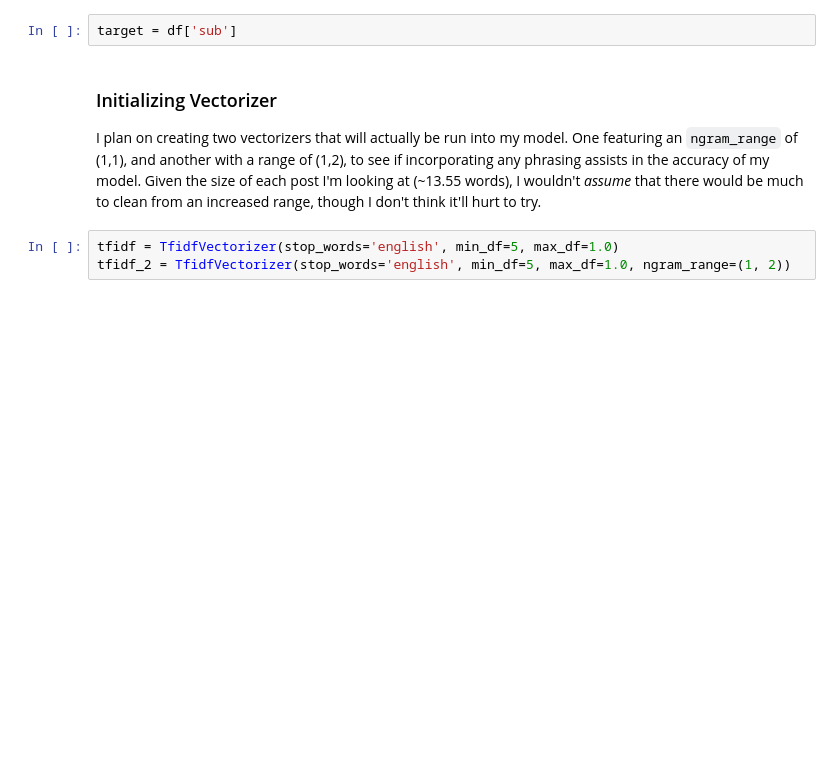
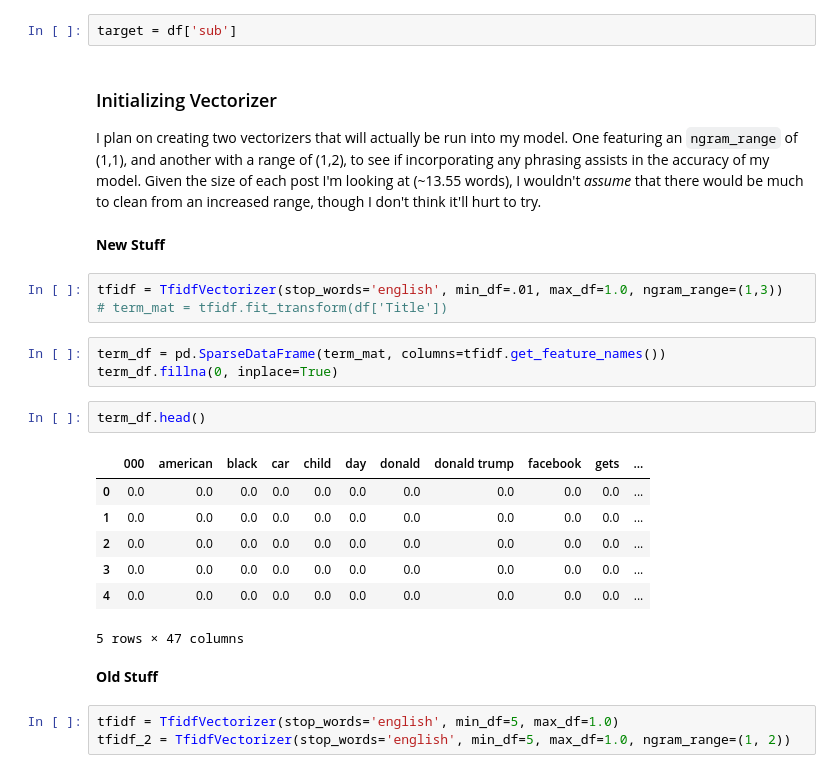
Before and after one commit to jonjohnsontc/Onion_or_Nah, a Jupyter notebook: notebooks/02_preprocessing.ipynb, the cells around one changed output. Saved outputs shown, nothing was run; the diff lists cells and outputs as text; blank space fills up the shorter version.

```diff
--- a/notebooks/02_preprocessing.ipynb
+++ b/notebooks/02_preprocessing.ipynb
@@ -238,6 +345,26 @@ target = df['sub']
 ### Initializing Vectorizer
 
 I plan on creating two vectorizers that will actually be run into my model. One featuring an `ngram_range` of (1,1), and another with a range of (1,2), to see if incorporating any phrasing assists in the accuracy of my model. Given the size of each post I'm looking at (~13.55 words), I wouldn't *assume* that there would be much to clean from an increased range, though I don't think it'll hurt to try.
+# %% [markdown]
+**New Stuff**
+# %%
+tfidf = TfidfVectorizer(stop_words='english', min_df=.01, max_df=1.0, ngram_range=(1,3))
+# term_mat = tfidf.fit_transform(df['Title'])
+# %%
+term_df = pd.SparseDataFrame(term_mat, columns=tfidf.get_feature_names())
+term_df.fillna(0, inplace=True)
+# %%
+term_df.head()
+# %% [output]
+|  | 000 | american | black | car | child | day | donald | donald trump | facebook | gets | ... |
+| 0 | 0.0 | 0.0 | 0.0 | 0.0 | 0.0 | 0.0 | 0.0 | 0.0 | 0.0 | 0.0 | ... |
+| 1 | 0.0 | 0.0 | 0.0 | 0.0 | 0.0 | 0.0 | 0.0 | 0.0 | 0.0 | 0.0 | ... |
+| 2 | 0.0 | 0.0 | 0.0 | 0.0 | 0.0 | 0.0 | 0.0 | 0.0 | 0.0 | 0.0 | ... |
+| 3 | 0.0 | 0.0 | 0.0 | 0.0 | 0.0 | 0.0 | 0.0 | 0.0 | 0.0 | 0.0 | ... |
+| 4 | 0.0 | 0.0 | 0.0 | 0.0 | 0.0 | 0.0 | 0.0 | 0.0 | 0.0 | 0.0 | ... |
+5 rows × 47 columns
+# %% [markdown]
+**Old Stuff**
 # %%
 tfidf = TfidfVectorizer(stop_words='english', min_df=5, max_df=1.0)
 tfidf_2 = TfidfVectorizer(stop_words='english', min_df=5, max_df=1.0, ngram_range=(1, 2))
```
Also changed, not shown: parts of 50 cells of this notebook, 14 other files.
